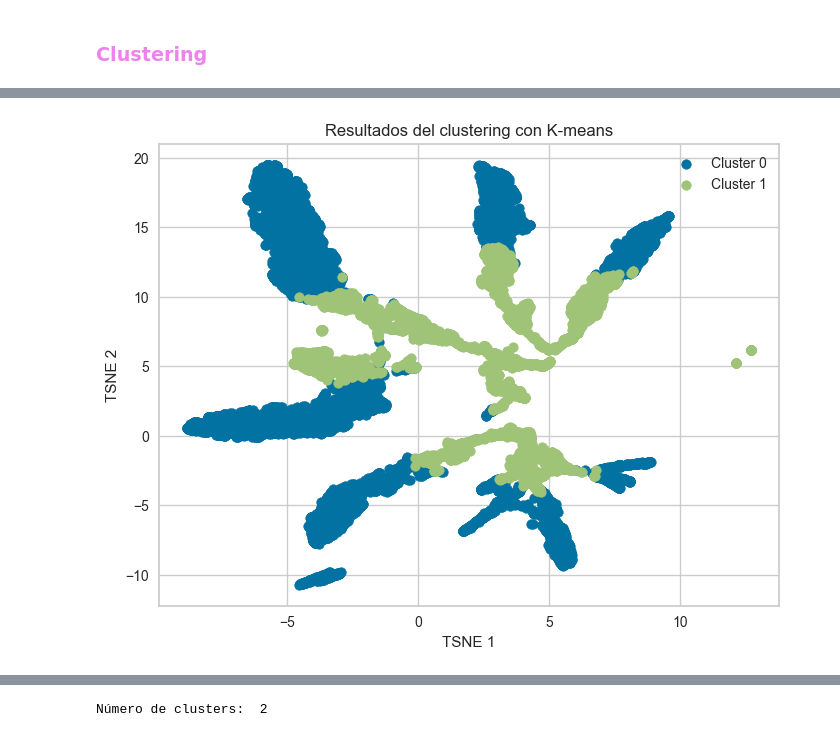
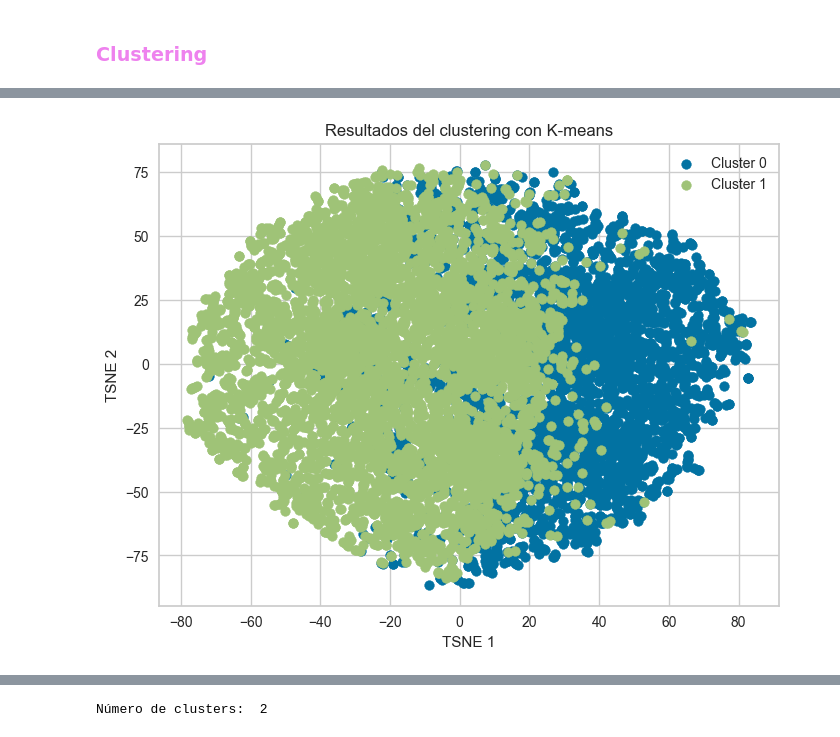
Before and after one commit to gonbenini/ciencia-datos-tpe, a Jupyter notebook: entregable.ipynb, the cells around one changed output, grey strips where cells are left out. Saved outputs shown, nothing was run; the diff lists cells and outputs as text; code cells hidden in the pictures.

```diff
--- a/entregable.ipynb
+++ b/entregable.ipynb
@@ -226,10 +219,3 @@ Recordamos que un valor outlier es aquel que se encuentra por debajo de Q1 - 1.5
-# %%
-for i in cols_numerics:
-    utils.box_plot_comparative(df, i)
-    utils.graph_nulls_outliers(df, i)
-    out, _ = utils.get_ranges(df, i)
-    df = df.drop(out.index)
-    print('-------------------------------------------------------------------------------------------')
 # %% [markdown]
 <h3 style="color: violet;">Matriz de correlacion
 # %% [markdown]
@@ -339,14 +314,15 @@ cols_yes_no = [
 # %%
 from sklearn.impute import SimpleImputer
 
+cols = ['WorkExp', 'ConvertedCompYearly', 'JobSat', 'YearsCode', 'AIThreat']
 imputer = SimpleImputer(strategy='median')
-features = df[cols_numerics].columns.to_list()
+features = df[cols].columns.to_list()
 #X_num = imputer.fit_transform(df[cols_numerics])
-X_num = df[cols_numerics].dropna()
+X_num = df[cols].dropna()
 # %%
 from sklearn.preprocessing import StandardScaler
 scaler = StandardScaler()
-df_scaled = scaler.fit_transform(X_num)
+df_scaled = scaler.fit_transform(X_num.drop(columns=['AIThreat']))
 # %%
 from sklearn.decomposition import PCA
 from sklearn.manifold import TSNE
@@ -379,4 +359,8 @@ array([0.32598025, 0.27504249])
 # %%
+from calendar import c
+from turtle import color
+
+from narwhals import col
 from yellowbrick.features import PCA as PcaViz
 
 # declaramos un objeto de la clase PcaViz:
@@ -384,7 +368,8 @@ viz = PcaViz(
     scale=False,          # le vamos a pedir que estandarice (si le pasáramos datos estandarizados esto va en false)
     proj_features=True,  # le pedimos que dibuje las proyecciones de la features originales
     projection=2,        # le pedimos dos proyecciones
-    features=features
+    features=features,
+    color=col
 )
 # lo aplicamos sobre los datos originales
 #df_viz = df.select_dtypes(include="number")
@@ -585,32 +557,32 @@ Silhouette score: 0.2907
 # %%
 from cProfile import label
 from sklearn.manifold import TSNE
 
-t = 'umap'
+t = 'tsne'
 k = 2
 
 if t == 'PCA':
     principalComponents = principalComponents_pca
 elif t == 'tsne':
     principalComponents = principalComponents_tsne
 else:
     principalComponents = principalComponents_umap
 
 cluster_kmeans = clusterizar(k, df_scaled)
 
 principalComponents_df = pd.DataFrame({'x': principalComponents[:, 0], 'y': principalComponents[:, 1], 'Cluster': cluster_kmeans})
 
 plt.figure(figsize=(8, 6))
 for cluster_num in range(k):
     plt.scatter(principalComponents_df[principalComponents_df['Cluster'] == cluster_num]['x'], principalComponents_df[principalComponents_df['Cluster'] == cluster_num]['y'], label=f'Cluster {cluster_num}')
 
 plt.xlabel('TSNE 1')
 plt.ylabel('TSNE 2')
 plt.legend()
 plt.title('Resultados del clustering con K-means')
 plt.show()
 # %% [output]
-[figure, old version]
+[figure, new version]
 # %%
 for i in cols_numerics:
     if i != 'JobSat':
```
Also changed, not shown: parts of 112 cells of this notebook, 1 other file.
